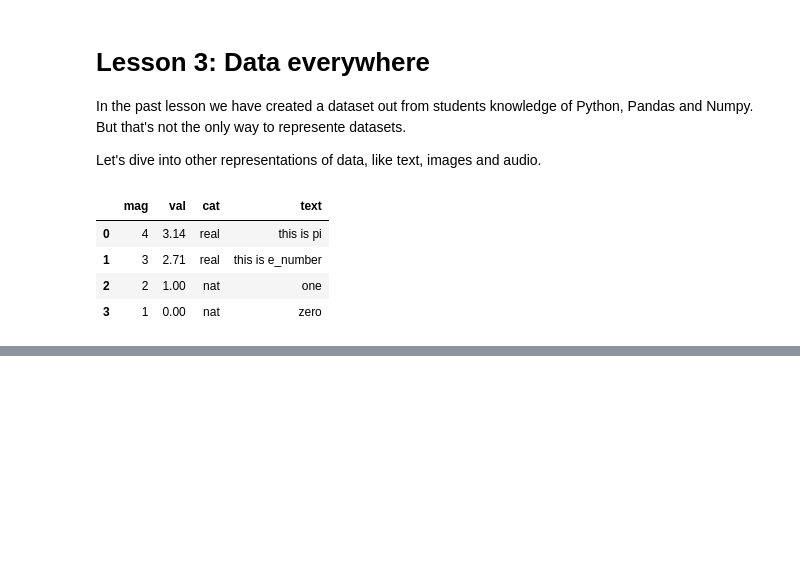
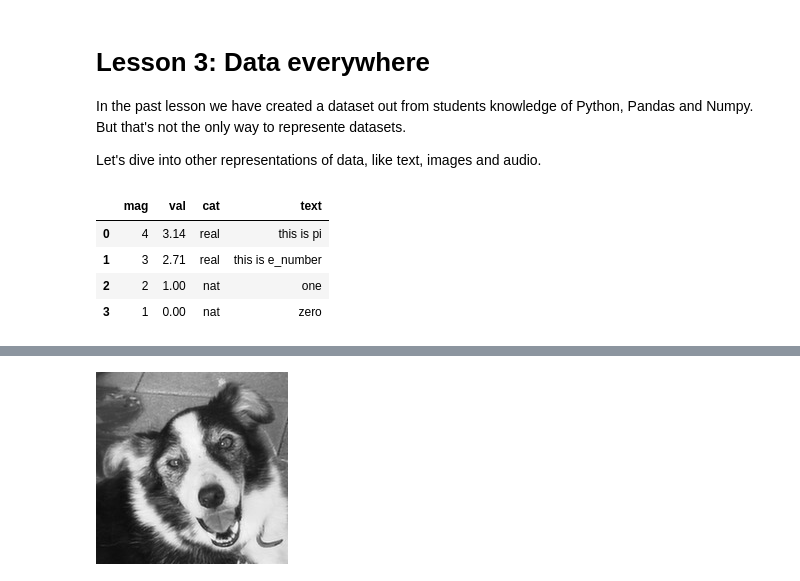
Before and after one commit to rodri-iot/my_bootcamp, a Jupyter notebook: notebooks/Lesson_3.ipynb, the cells around one changed output, grey strips where cells are left out. Saved outputs shown, nothing was run; the diff lists cells and outputs as text; code cells hidden in the pictures; blank space fills up the shorter version.

```diff
--- a/notebooks/Lesson_3.ipynb
+++ b/notebooks/Lesson_3.ipynb
@@ -50,9 +87,13 @@ df_samp
 # %%
 # 1.4 Images
 # Now, images are also a representation of what we perceive with our eyes
 # So if you have a capturing device like a camera, you'll get that perception
 # into an electronic image, which is a 2D representation
 # Let's open an image and get a view
+my_image = Image.open("husky.jpeg")
+my_image
+# %% [output]
+[figure, added]
 # %%
 # And we'll see that an image is just a matrix
 # %%
```
Also changed, not shown: parts of 6 cells of this notebook.
